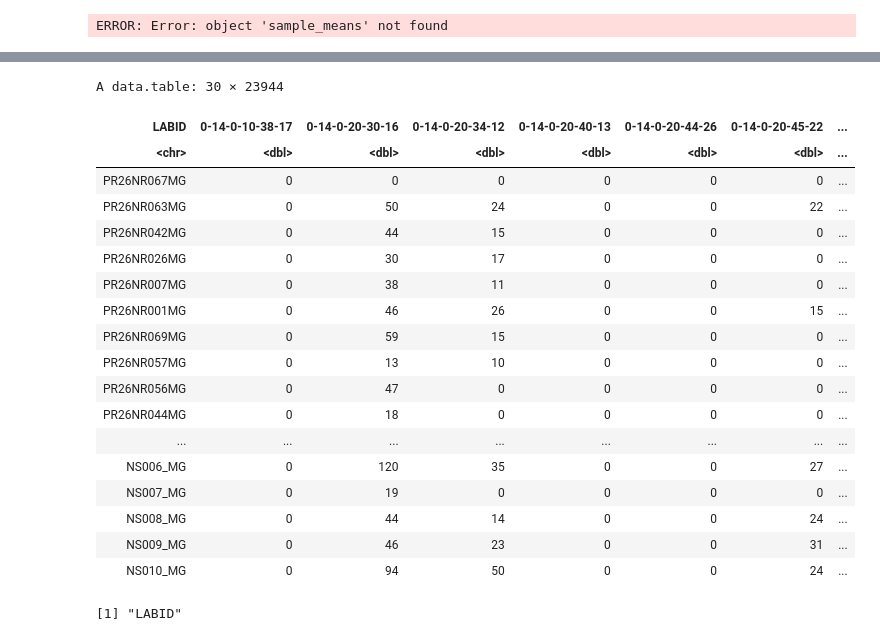
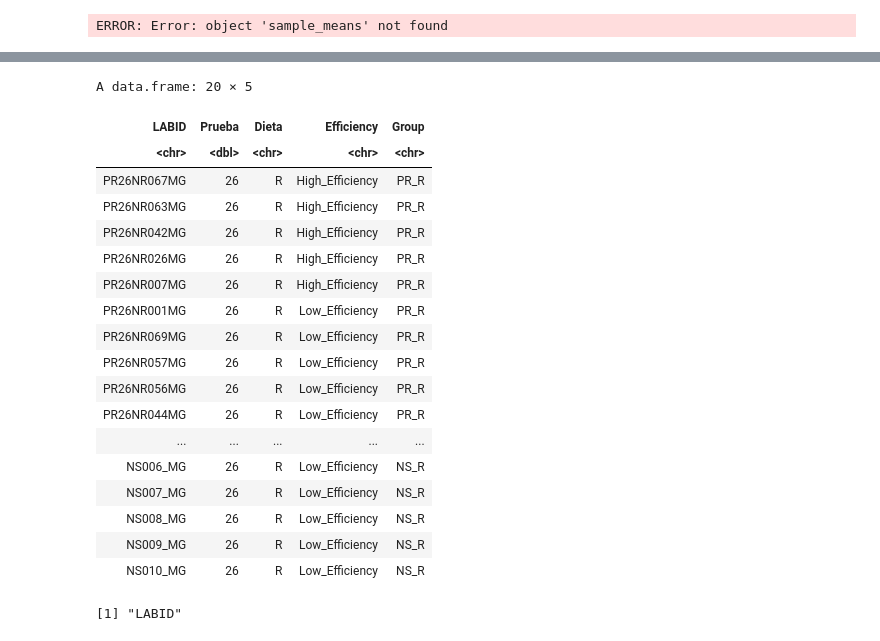
Before and after one commit to JPereira199/kraken_snake, a Jupyter notebook: scripts/deseq2.ipynb, the cells around one changed output, grey strips where cells are left out. Cells and saved outputs as stored; diff of their text form; code cells hidden in the pictures.

```diff
--- a/scripts/deseq2.ipynb
+++ b/scripts/deseq2.ipynb
@@ -659,24 +870,25 @@ final dispersion estimates, fitting model and testing: 40 workers
 # %%
+metadata
 # %% [output]
-A data.table: 30 × 23944
+A data.frame: 20 × 5
-| LABID | 0-14-0-10-38-17 | 0-14-0-20-30-16 | 0-14-0-20-34-12 | 0-14-0-20-40-13 | 0-14-0-20-44-26 | 0-14-0-20-45-22 | ... |
-| <chr> | <dbl> | <dbl> | <dbl> | <dbl> | <dbl> | <dbl> | ... |
-| PR26NR067MG | 0 | 0 | 0 | 0 | 0 | 0 | ... |
-| PR26NR063MG | 0 | 50 | 24 | 0 | 0 | 22 | ... |
-| PR26NR042MG | 0 | 44 | 15 | 0 | 0 | 0 | ... |
-| PR26NR026MG | 0 | 30 | 17 | 0 | 0 | 0 | ... |
-| PR26NR007MG | 0 | 38 | 11 | 0 | 0 | 0 | ... |
-| PR26NR001MG | 0 | 46 | 26 | 0 | 0 | 15 | ... |
-| PR26NR069MG | 0 | 59 | 15 | 0 | 0 | 0 | ... |
-| PR26NR057MG | 0 | 13 | 10 | 0 | 0 | 0 | ... |
-| PR26NR056MG | 0 | 47 | 0 | 0 | 0 | 0 | ... |
-| PR26NR044MG | 0 | 18 | 0 | 0 | 0 | 0 | ... |
-| ... | ... | ... | ... | ... | ... | ... | ... |
-| NS006_MG | 0 | 120 | 35 | 0 | 0 | 27 | ... |
-| NS007_MG | 0 | 19 | 0 | 0 | 0 | 0 | ... |
-| NS008_MG | 0 | 44 | 14 | 0 | 0 | 24 | ... |
-| NS009_MG | 0 | 46 | 23 | 0 | 0 | 31 | ... |
-| NS010_MG | 0 | 94 | 50 | 0 | 0 | 24 | ... |
+| LABID | Prueba | Dieta | Efficiency | Group |
+| <chr> | <dbl> | <chr> | <chr> | <chr> |
+| PR26NR067MG | 26 | R | High_Efficiency | PR_R |
+| PR26NR063MG | 26 | R | High_Efficiency | PR_R |
+| PR26NR042MG | 26 | R | High_Efficiency | PR_R |
+| PR26NR026MG | 26 | R | High_Efficiency | PR_R |
+| PR26NR007MG | 26 | R | High_Efficiency | PR_R |
+| PR26NR001MG | 26 | R | Low_Efficiency | PR_R |
+| PR26NR069MG | 26 | R | Low_Efficiency | PR_R |
+| PR26NR057MG | 26 | R | Low_Efficiency | PR_R |
+| PR26NR056MG | 26 | R | Low_Efficiency | PR_R |
+| PR26NR044MG | 26 | R | Low_Efficiency | PR_R |
+| ... | ... | ... | ... | ... |
+| NS006_MG | 26 | R | Low_Efficiency | NS_R |
+| NS007_MG | 26 | R | Low_Efficiency | NS_R |
+| NS008_MG | 26 | R | Low_Efficiency | NS_R |
+| NS009_MG | 26 | R | Low_Efficiency | NS_R |
+| NS010_MG | 26 | R | Low_Efficiency | NS_R |
 # %%
 # %% [output]
 [1] "LABID"
```
Also changed, not shown: parts of 5 cells of this notebook, 6 other files.
